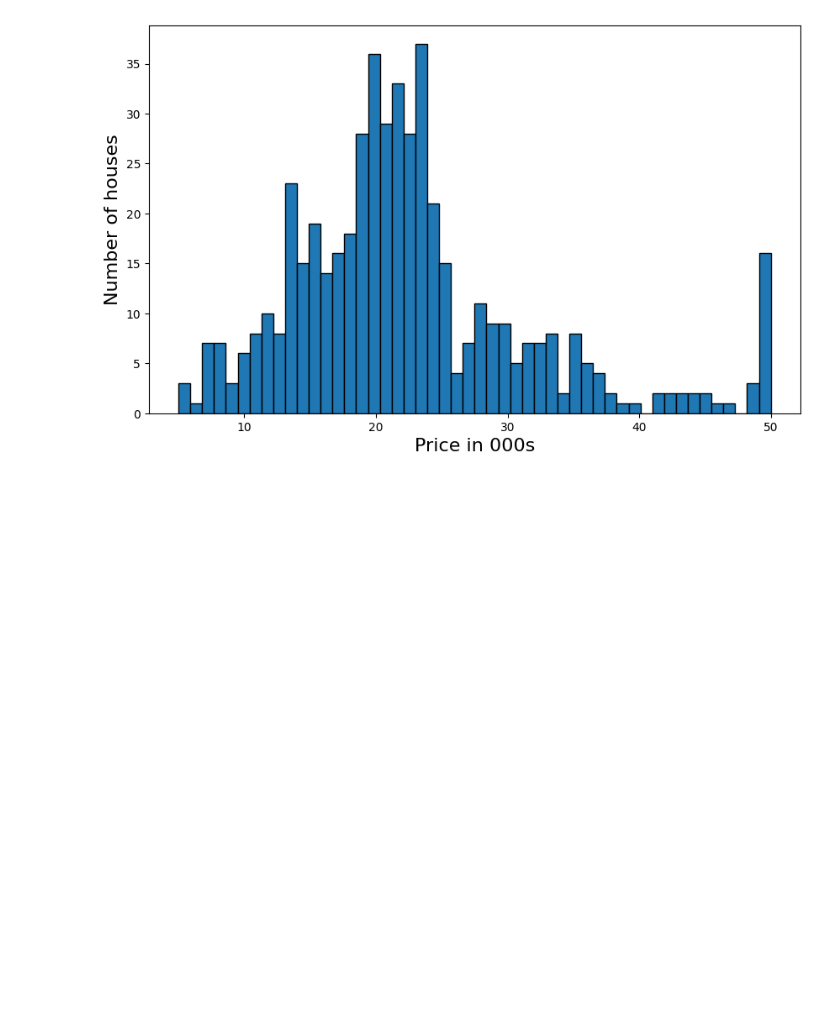
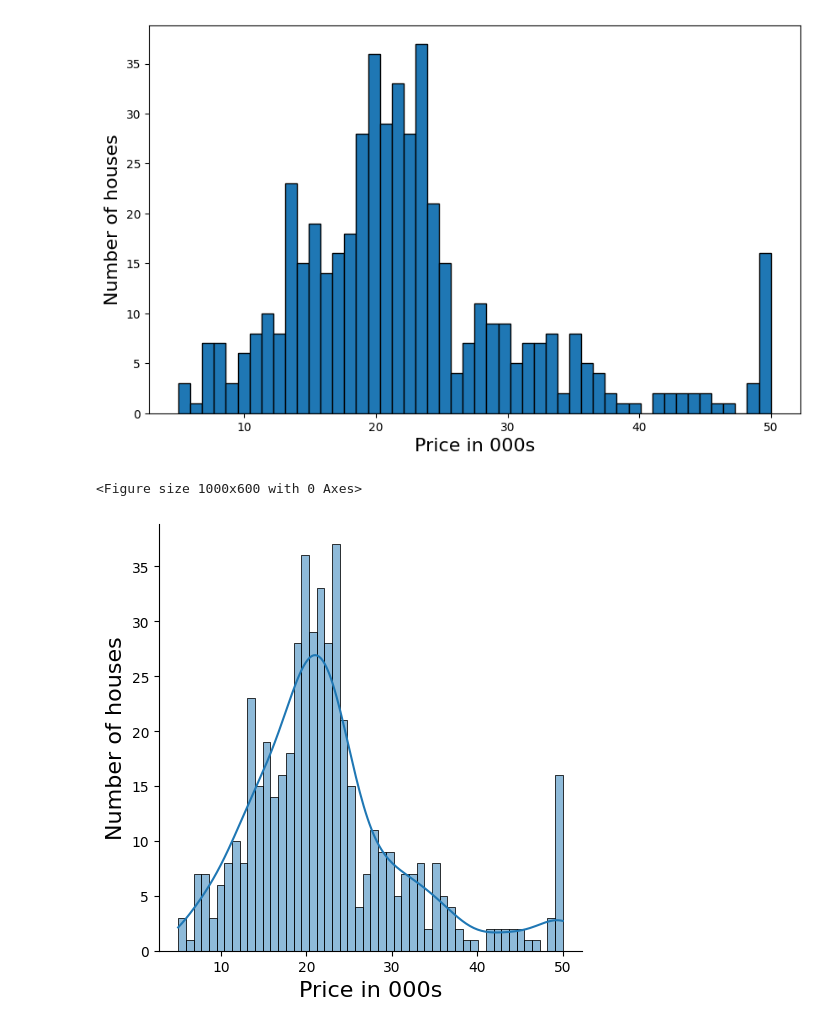
Before and after one commit to cropped33/ML_learining, a Jupyter notebook: chapter_5/predect_house_price.ipynb, the cells around one changed output. Saved outputs shown, nothing was run; the diff lists cells and outputs as text; code cells hidden in the pictures; blank space fills up the shorter version.

```diff
--- a/chapter_5/predect_house_price.ipynb
+++ b/chapter_5/predect_house_price.ipynb
@@ -73,3 +151,15 @@ plt.ylabel("Number of houses", fontsize=16)
 plt.show()
 # %% [output]
 [figure]
+# %%
+# kde means probability density function(line on the top of histagram)
+plt.figure(figsize=(10,6))
+
+sns.displot(data["PRICE"],bins=50,kde=True)
+plt.xlabel("Price in 000s", fontsize=16)
+plt.ylabel("Number of houses", fontsize=16)
+
+plt.show()
+# %% [output]
+<Figure size 1000x600 with 0 Axes>
+[figure, added]
```
Also changed, not shown: parts of 14 cells of this notebook.
